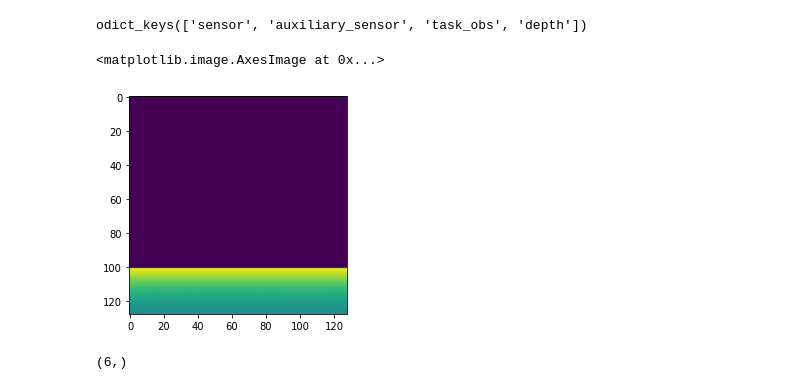
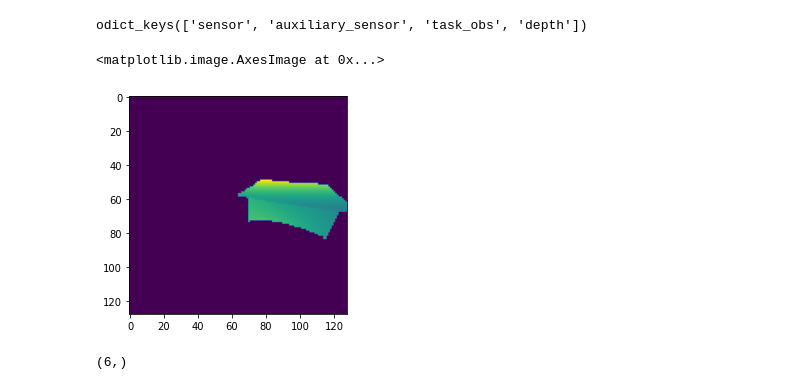
Before and after one commit to i-m-vivek/iGibson, a Jupyter notebook: igibson_usage/notebooks/tiago_exploration.ipynb, the cells around one changed output. Cells and saved outputs as stored; diff of their text form; code cells hidden in the pictures.

```diff
--- a/igibson_usage/notebooks/tiago_exploration.ipynb
+++ b/igibson_usage/notebooks/tiago_exploration.ipynb
@@ -11,10 +11,10 @@ save_dict["state_hist"][0].keys()
 # %% [output]
 odict_keys(['sensor', 'auxiliary_sensor', 'task_obs', 'depth'])
 # %%
-plt.imshow(save_dict["state_hist"][0]['depth'])
+plt.imshow(save_dict["state_hist"][120]['depth'])
 # %% [output]
 <matplotlib.image.AxesImage at 0x...>
-[figure, old version]
+[figure, new version]
 # %%
 save_dict["state_hist"][0]["sensor"].shape
 # %% [output]
```
Also changed, not shown: 3 other files.
